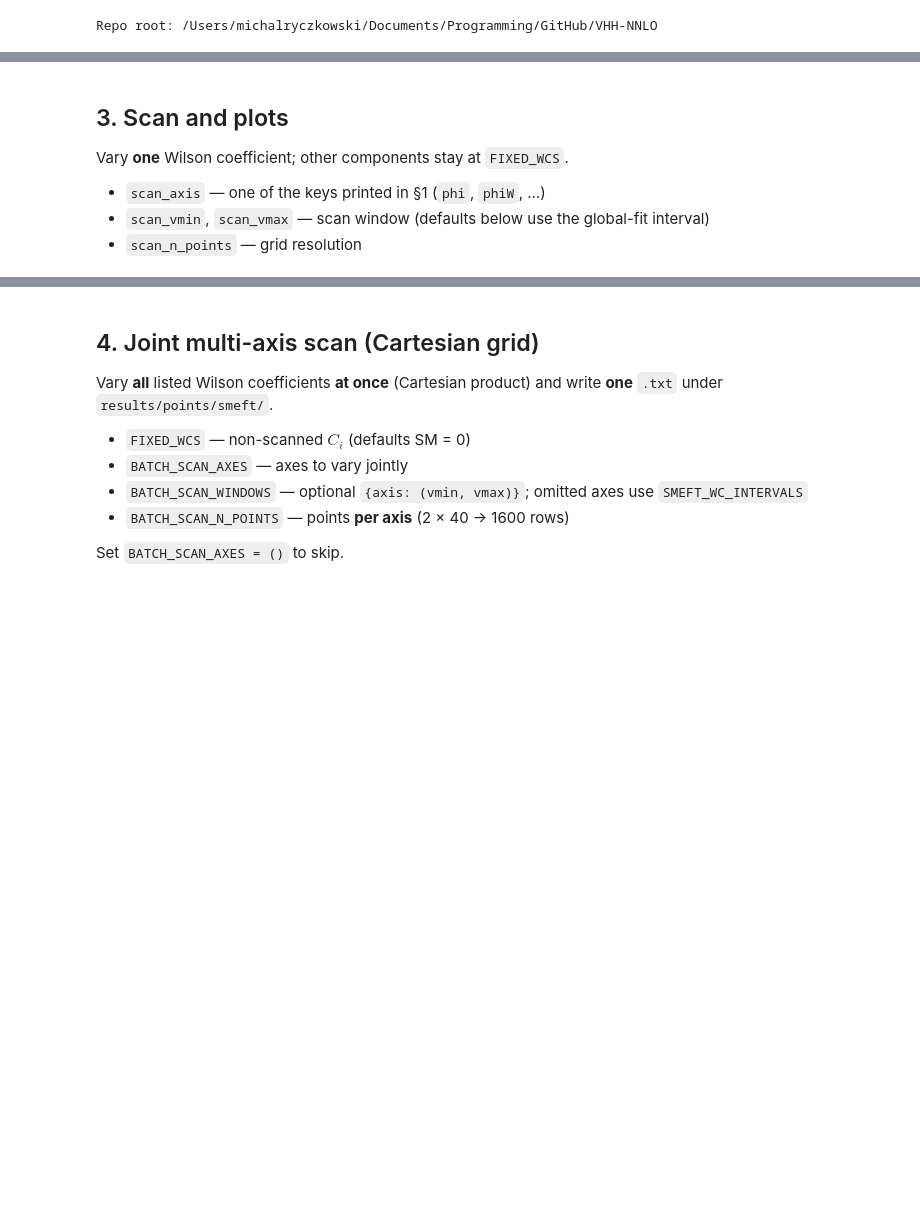
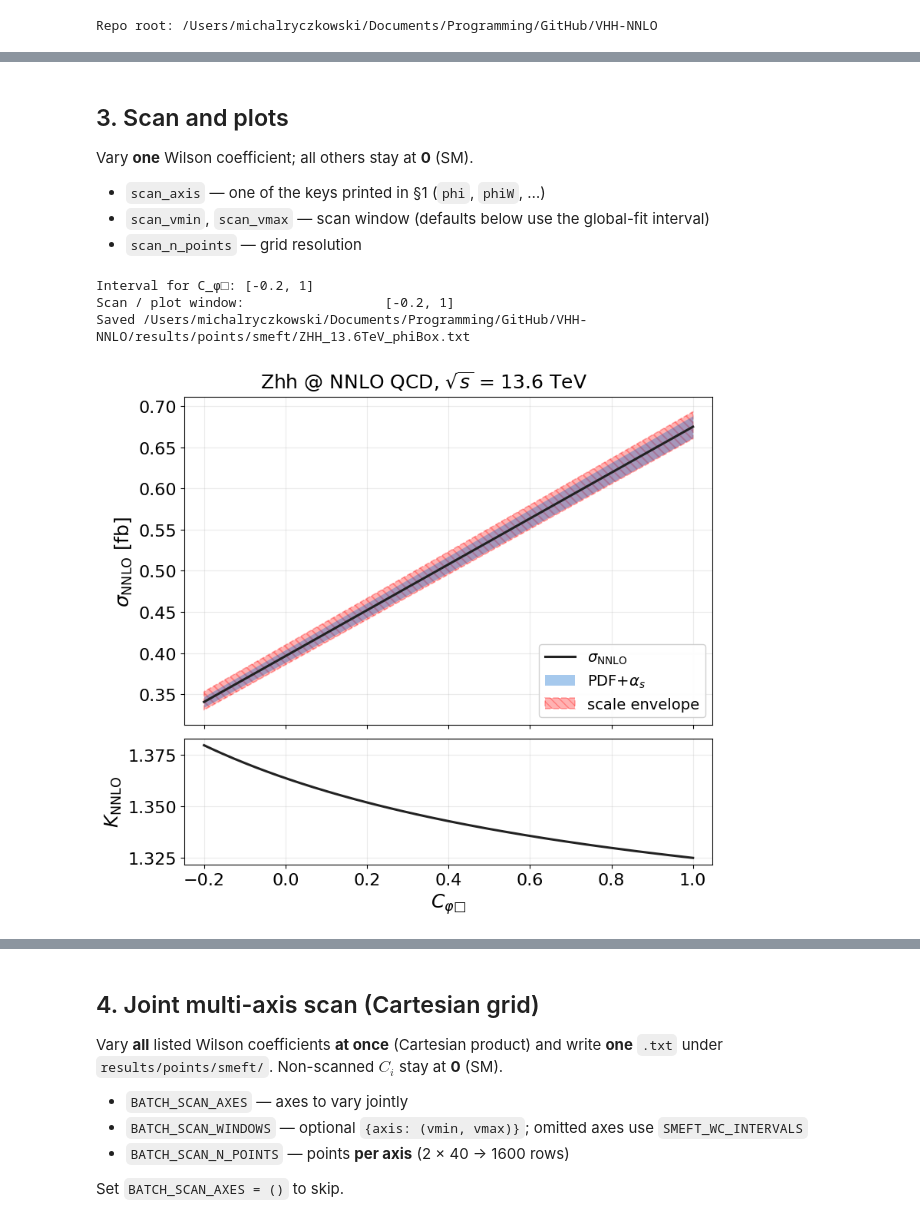
Before and after one commit to Ryczek/VHH-NNLO, a Jupyter notebook: vhh_prediction_SMEFT.ipynb, the cells around one changed output, grey strips where cells are left out. Cells and saved outputs as stored; diff of their text form; code cells hidden in the pictures; blank space fills up the shorter version.

```diff
--- a/vhh_prediction_SMEFT.ipynb
+++ b/vhh_prediction_SMEFT.ipynb
@@ -127,6 +131,6 @@ Wilson coefficients $C_i$ in $\mathrm{TeV}^{-2}$. SM point: all $C_i = 0$.
 # %%
 PROCESS = "ZHH"
-ENERGY_TEV = 14.0
+ENERGY_TEV = 13.6
 
 COMPARE_SIMULATION = True
 UNCERTAINTIES_AS_PERCENT = True
@@ -176,16 +185,14 @@ ValueError: Unknown WC 'phiq1rd' for ZHH; allowed: ['phi', 'phiB', 'phiBox', 'ph
 # %% [markdown]
 ## 3. Scan and plots
 
-Vary **one** Wilson coefficient; other components stay at `FIXED_WCS`.
+Vary **one** Wilson coefficient; all others stay at **0** (SM).
 
 - `scan_axis` — one of the keys printed in §1 (`phi`, `phiW`, …)
 - `scan_vmin`, `scan_vmax` — scan window (defaults below use the global-fit interval)
 - `scan_n_points` — grid resolution
 # %%
-FIXED_WCS = {}  # SM background; e.g. {"phi": 0.0, "phiW": 0.0, ...}
-
-scan_axis = "phiW"
-scan_vmin, scan_vmax = SMEFT_WC_INTERVALS[scan_axis]
+scan_axis = "phiBox"
+scan_vmin, scan_vmax = [-0.2,1]
 scan_n_points = 400
 
 print(f"Interval for {SMEFT_WC_PLAIN[scan_axis]}: [{scan_vmin:g}, {scan_vmax:g}]")
@@ -196,7 +203,6 @@ scan_data, scan_points_file = scan_and_save(
     scan_axis,
     vmin=scan_vmin,
     vmax=scan_vmax,
-    fixed_wcs=FIXED_WCS,
     n_points=scan_n_points,
     uncertainties=True,
     save=SAVE_SCAN_POINTS,
@@ -206,30 +212,35 @@ if SAVE_SCAN_POINTS:
 
 plot_title = default_plot_title(PROCESS, ENERGY_TEV, nn_label)
 prefix = scan_plot_filename_stem(PROCESS, ENERGY_TEV, scan_axis, scan_vmin, scan_vmax)
 
 _nnlo_kw = dict(
     style=PLOT_STYLE,
     nnlo_label=nn_label,
     xmin=scan_vmin,
     xmax=scan_vmax,
     save=SAVE_PLOTS,
 )
 
 plot_sigma_nnlo_and_kfactor(
     scan_data,
     title=plot_title,
     sigma_inset=SIGMA_INSET,
     output=PLOTS_DIR / f"{prefix}_sigma_nnlo_K.png",
     **_nnlo_kw,
 )
 plt.show()
 
 plot_sigma_nnlo_and_enhancement_nnlo(
     scan_data,
     title=plot_title,
     sigma_inset=SIGMA_INSET,
     show_enhancement_uncertainty=False,
     output=PLOTS_DIR / f"{prefix}_sigma_nnlo_sigmaSM_{nn_label}.png",
     **_nnlo_kw,
 )
 plt.show()
+# %% [output]
+Interval for C_φ□: [-0.2, 1]
+Scan / plot window:                  [-0.2, 1]
+Saved /Users/michalryczkowski/Documents/Programming/GitHub/VHH-NNLO/results/points/smeft/ZHH_13.6TeV_phiBox.txt
+[figure, added]
@@ -237,8 +249,8 @@ plt.show()
 ## 4. Joint multi-axis scan (Cartesian grid)
 
 Vary **all** listed Wilson coefficients **at once** (Cartesian product) and write **one** `.txt` under `results/points/smeft/`.
+Non-scanned $C_i$ stay at **0** (SM).
 
-- `FIXED_WCS` — non-scanned $C_i$ (defaults SM = 0)
 - `BATCH_SCAN_AXES` — axes to vary jointly
 - `BATCH_SCAN_WINDOWS` — optional `{axis: (vmin, vmax)}`; omitted axes use `SMEFT_WC_INTERVALS`
 - `BATCH_SCAN_N_POINTS` — points **per axis** (2 × 40 → 1600 rows)
```
Also changed, not shown: parts of 10 cells of this notebook, 56 other files.
